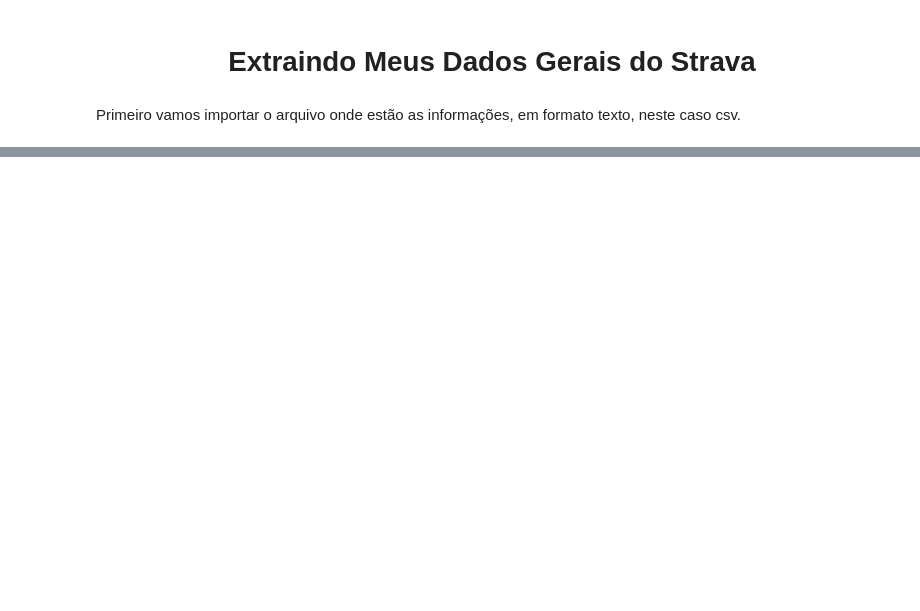
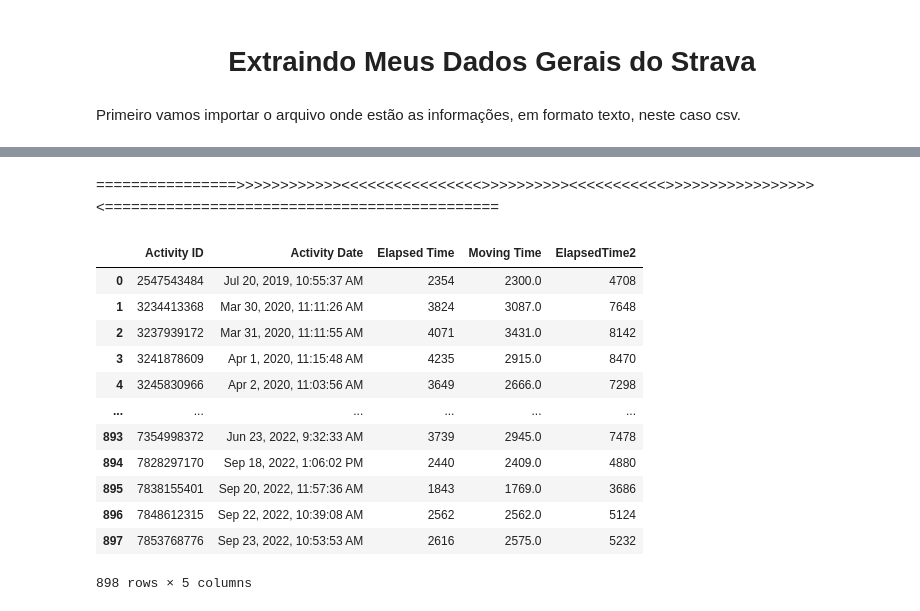
Before and after one commit to felipediogo0/Data_Science_Study, a Jupyter notebook: strava_activities_102022/activities_102022.ipynb, the cells around one changed output, grey strips where cells are left out. Saved outputs shown, nothing was run; the diff lists cells and outputs as text; code cells hidden in the pictures; blank space fills up the shorter version.

```diff
--- a/strava_activities_102022/activities_102022.ipynb
+++ b/strava_activities_102022/activities_102022.ipynb
@@ -43,0 +78,4 @@ df.to_excel('Strava_activities_py.xlsx')
+# %%
+df_time = pd.DataFrame(columns=['Activity ID','Activity Date','Elapsed Time','Moving Time'])
+df_time['Activity ID'],df_time['Activity Date'], df_time['Elapsed Time'], df_time['Moving Time'] = df['Activity ID'],df['Activity Date'],df['Elapsed Time'],df['Moving Time']
+df_time
@@ -43,0 +155,20 @@ df.to_excel('Strava_activities_py.xlsx')
+# %% [markdown]
+================>>>>>>>>>>>><<<<<<<<<<<<<<<<>>>>>>>>>><<<<<<<<<<<>>>>>>>>>>>>>>>>><=============================================
+# %%
+df_time['ElapsedTime2'] = df_time['Elapsed Time'] * 2
+
+df_time
+# %% [output]
+|  | Activity ID | Activity Date | Elapsed Time | Moving Time | ElapsedTime2 |
+| 0 | 2547543484 | Jul 20, 2019, 10:55:37 AM | 2354 | 2300.0 | 4708 |
+| 1 | 3234413368 | Mar 30, 2020, 11:11:26 AM | 3824 | 3087.0 | 7648 |
+| 2 | 3237939172 | Mar 31, 2020, 11:11:55 AM | 4071 | 3431.0 | 8142 |
+| 3 | 3241878609 | Apr 1, 2020, 11:15:48 AM | 4235 | 2915.0 | 8470 |
+| 4 | 3245830966 | Apr 2, 2020, 11:03:56 AM | 3649 | 2666.0 | 7298 |
+| ... | ... | ... | ... | ... | ... |
+| 893 | 7354998372 | Jun 23, 2022, 9:32:33 AM | 3739 | 2945.0 | 7478 |
+| 894 | 7828297170 | Sep 18, 2022, 1:06:02 PM | 2440 | 2409.0 | 4880 |
+| 895 | 7838155401 | Sep 20, 2022, 11:57:36 AM | 1843 | 1769.0 | 3686 |
+| 896 | 7848612315 | Sep 22, 2022, 10:39:08 AM | 2562 | 2562.0 | 5124 |
+| 897 | 7853768776 | Sep 23, 2022, 10:53:53 AM | 2616 | 2575.0 | 5232 |
+898 rows × 5 columns
```
Also changed, not shown: parts of 9 cells of this notebook.
